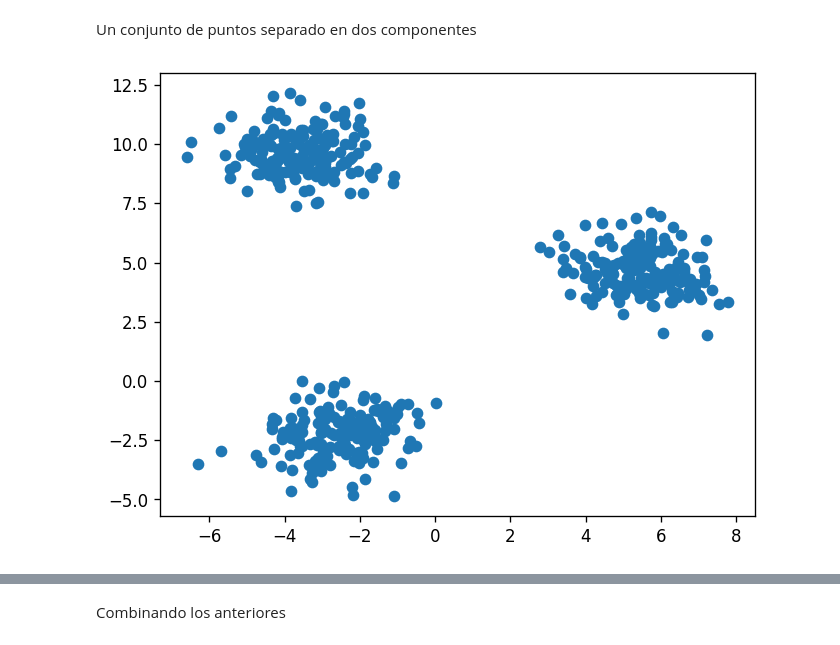
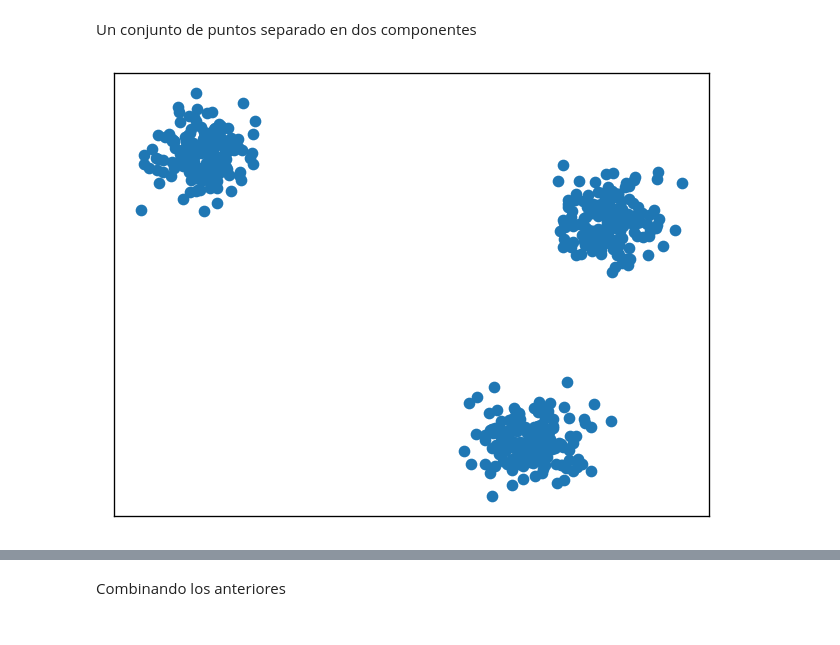
Before and after one commit to gmauricio-toledo/Persistent-Homology-demo, a Jupyter notebook: demo.ipynb, the cells around one changed output, grey strips where cells are left out. Cells and saved outputs as stored; diff of their text form; code cells hidden in the pictures.

```diff
--- a/demo.ipynb
+++ b/demo.ipynb
@@ -45,13 +49,15 @@ Un conjunto de puntos separado en dos componentes
 # %%
 from sklearn.datasets import make_blobs
 
-X, y = make_blobs(n_samples=500,centers=3)
+X, y = make_blobs(n_samples=500,centers=3,random_state=77)
 
 plt.figure(dpi=120)
 plt.scatter(X[:,0],X[:,1])
+plt.xticks([])
+plt.yticks([])
 plt.show()
 # %% [output]
-[figure, old version]
+[figure, new version]
 # %%
 rips = Rips()
 diagrams = rips.fit_transform(X)
```
Also changed, not shown: parts of 7 cells of this notebook.
